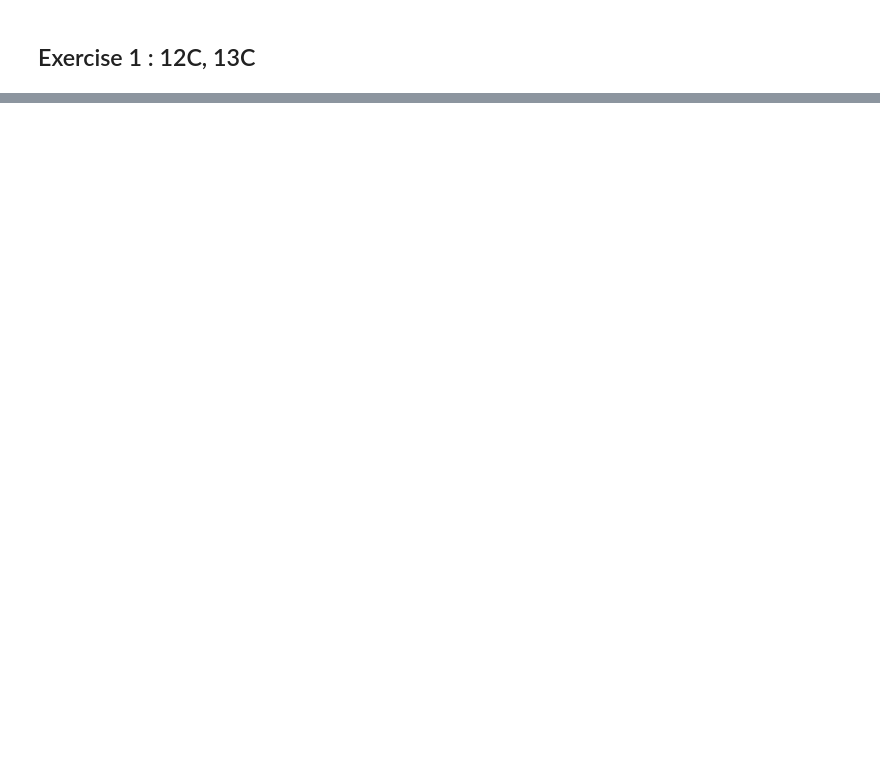
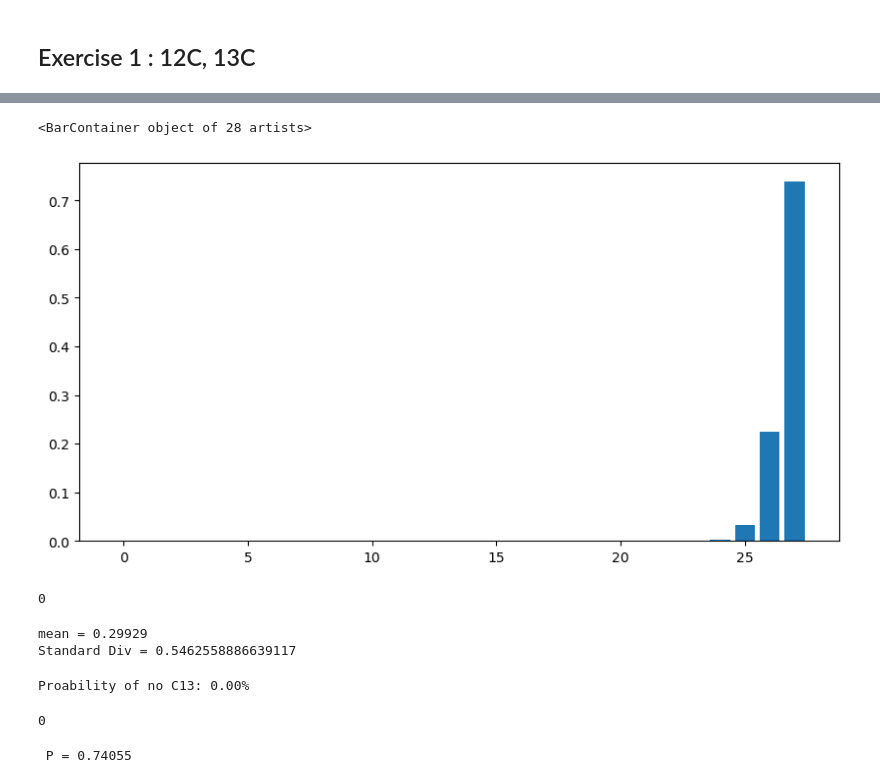
Before and after one commit to SPS-SP2273/learning-portfolio-CheeKoiJun, a Jupyter notebook: random numbers/random_numbers_(need).ipynb, the cells around one changed output, grey strips where cells are left out. Drawn from its saved outputs; the diff is of its cells as text; code cells hidden in the pictures; blank space fills up the shorter version.

```diff
--- a/random numbers/random_numbers_(need).ipynb
+++ b/random numbers/random_numbers_(need).ipynb
@@ -208,0 +224,56 @@ ModuleNotFoundError: No module named 'SciPy'
+# %%
+no_of_atoms = range(28)
+wow = binom.pmf(k = no_of_atoms, n = 27, p = 0.9889)
+plt.bar(no_of_atoms, wow)
+# %% [output]
+<BarContainer object of 28 artists>
+[figure, added]
+# %%
+def flip_coins(no_of_coins=1, probability=.9889):
+    results = np.random.rand(no_of_coins)
+    no_of_heads = np.sum(results > probability)
+    return no_of_heads
+flip_coins(27)
+# %% [output]
+0
+# %%
+trials = 100000
+x = 0
+y = []
+while x < trials:
+    y.append(flip_coins(27))
+    x += 1
+mean = np.mean(y)
+standard = np.std(y)
+print(f'mean = {mean}')
+print(f'Standard Div = {standard}')
+# %% [output]
+mean = 0.29929
+Standard Div = 0.5462558886639117
+# %%
+def carbon(atoms = 1, probability = 0.9889):
+    results = np.random.rand(atoms)
+    no_of_atoms = np.sum(results > probability)
+    return no_of_atoms
+atoms = 100000
+no_of_atoms = carbon(27)
+print(f'Proability of no C13: {no_of_atoms / atoms*100:.2f}%')
+# %% [output]
+Proability of no C13: 0.00%
+# %%
+no_carbon = carbon(27, probability = 0.9889)
+print(no_carbon)
+# %% [output]
+0
+# %%
+test = 100000
+x = 0
+y = []
+while x < test:
+    x += 1
+    no_carbon = carbon(27, probability = 0.9889)
+    y.append(no_carbon)
+z = np.array(y)
+print(f' P = {np.sum(z == 0)/test}')
+# %% [output]
+ P = 0.74055
```
Also changed, not shown: parts of 7 cells of this notebook.
